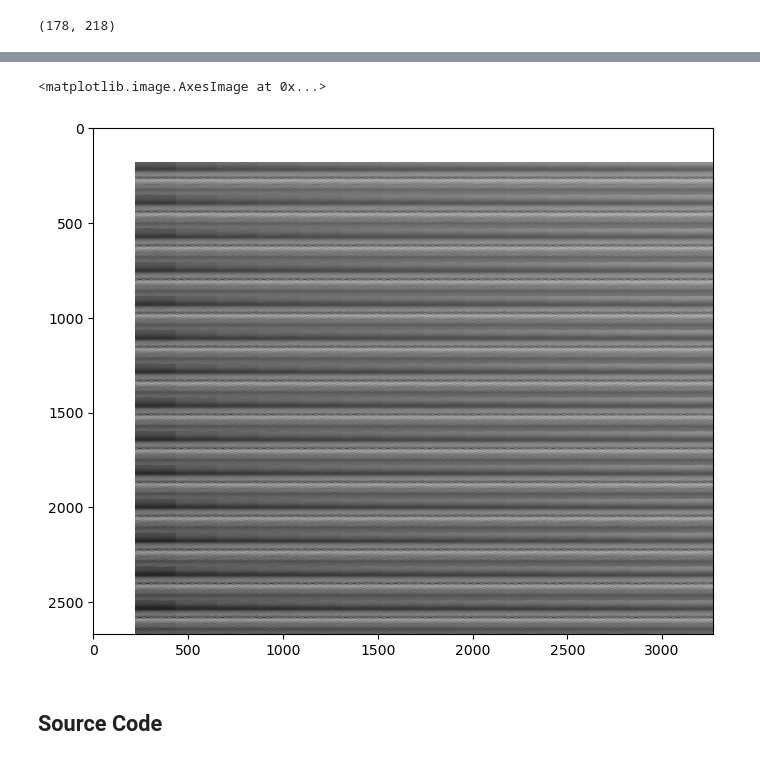
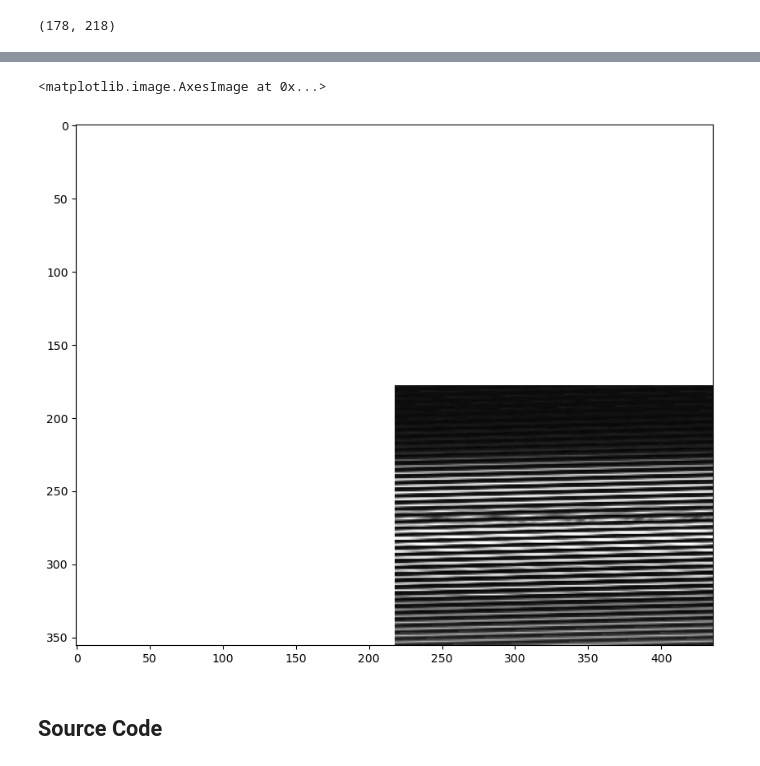
Before and after one commit to drmoon-1st/Paper-Review, a Jupyter notebook: Generative Adversarial Nets/Generative Adversarial Nets.ipynb, the cells around one changed output, grey strips where cells are left out. Cells and saved outputs as stored; diff of their text form; code cells hidden in the pictures.

```diff
--- a/Generative Adversarial Nets/Generative Adversarial Nets.ipynb
+++ b/Generative Adversarial Nets/Generative Adversarial Nets.ipynb
@@ -280,24 +263,22 @@ Epoch 50/50
 # %%
-n = 15
+n = 2
 digit_size = 178
 figure = np.zeros(((digit_size) * n, (digit_size+40) * n))
 grid_x = norm.ppf(np.linspace(-0.05, 0.95, n))
 grid_y = norm.ppf(np.linspace(-0.05, 0.95, n))
 
-figure[i * (digit_size): (i + 1) * (digit_size),
-              j * (digit_size): (j + 1) * (digit_size+40)].shape
 for i, yi in enumerate(grid_x):
     for j, xi in enumerate(grid_y):
         z_smaple = np.array([[xi, yi]])
         x_decoded = decoder.predict(z_smaple)
         digit = x_decoded[0].reshape(digit_size, (digit_size+40))
         figure[i * (digit_size): (i + 1) * (digit_size),
               j * (digit_size+40): (j + 1) * (digit_size+40)] = digit
-plt.figure(figsize=(8,8))
+plt.figure(figsize=(10,10))
 plt.imshow(figure, cmap='Greys_r')
 # %% [output]
 <matplotlib.image.AxesImage at 0x...>
-[figure, old version]
+[figure, new version]
 # %% [markdown]
 ## Source Code
 # %% [markdown]
```
Also changed, not shown: parts of 1 cell of this notebook.
